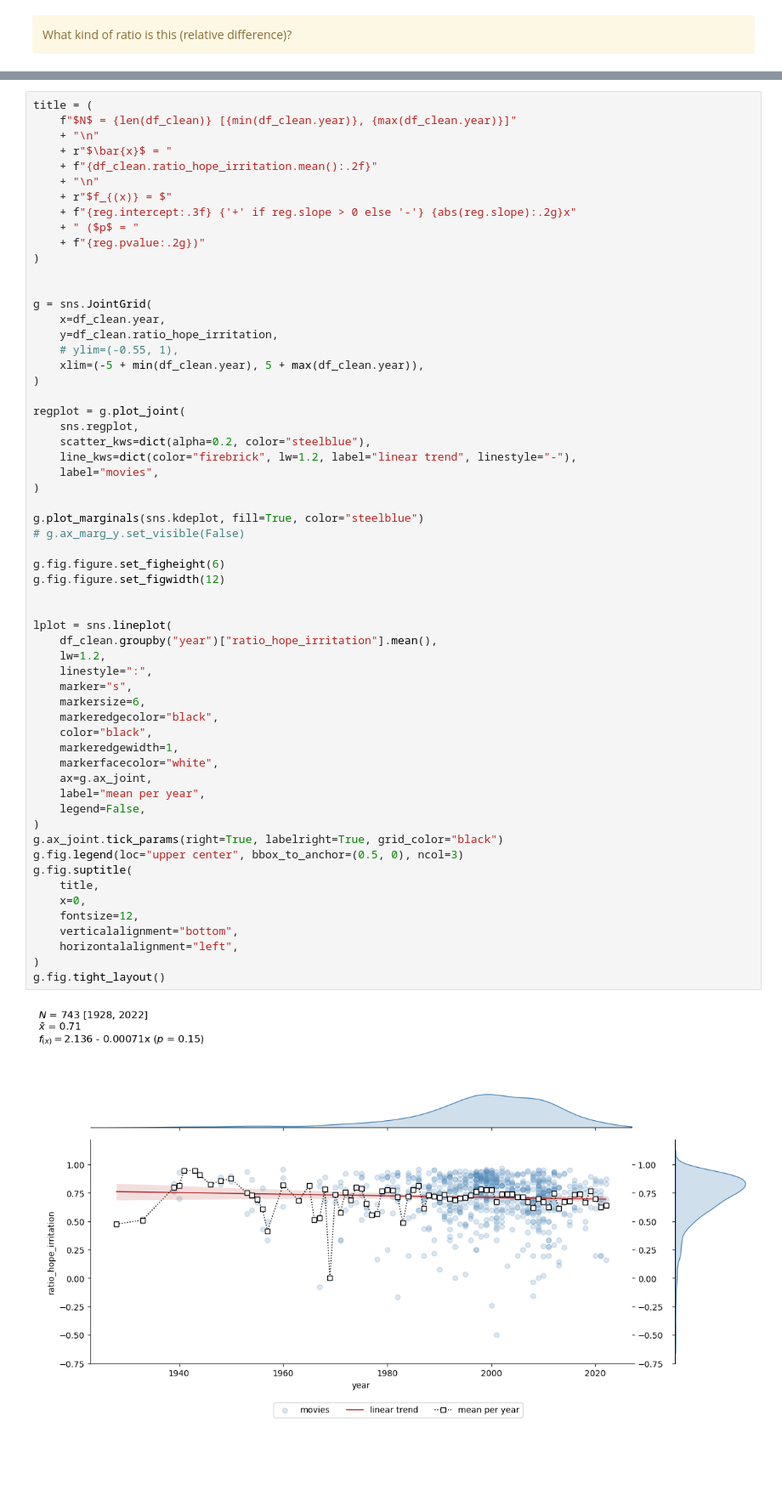
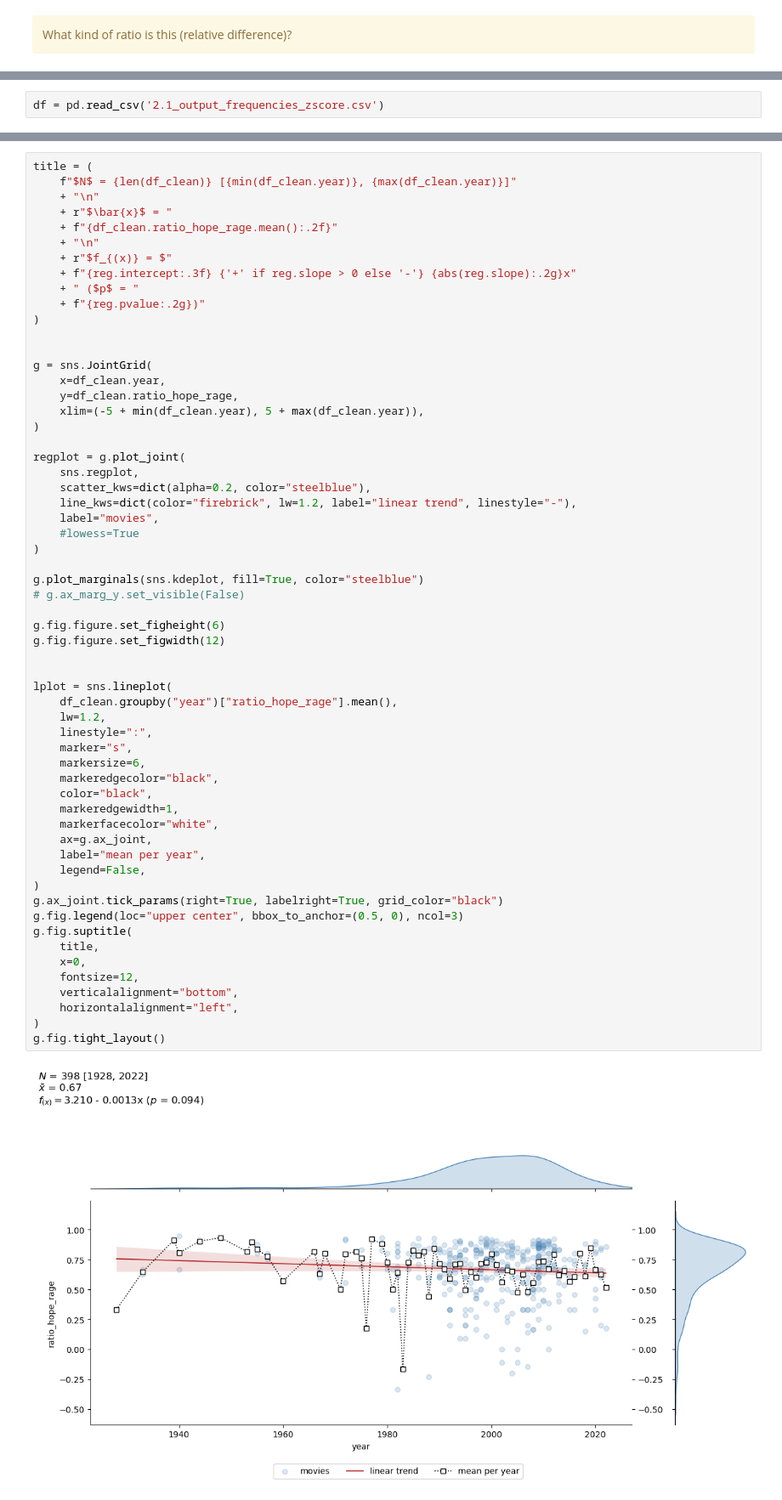
Before and after one commit to dominikpegler/computational-social-sciences, a Jupyter notebook: assignments/Assignment 3 - Diachronic analysis of movie dialogues.ipynb, the cells around one changed output, grey strips where cells are left out. Shown at 85% size. Saved outputs shown, nothing was run; the diff lists cells and outputs as text; blank space fills up the shorter version.

```diff
--- a/assignments/Assignment 3 - Diachronic analysis of movie dialogues.ipynb
+++ b/assignments/Assignment 3 - Diachronic analysis of movie dialogues.ipynb
@@ -737,2 +826,4 @@ df.head()
+# %%
+df = pd.read_csv('2.1_output_frequencies_zscore.csv')
 # %% [markdown]
 ### Time series
@@ -761,7 +854,7 @@ title = (
     f"$N$ = {len(df_clean)} [{min(df_clean.year)}, {max(df_clean.year)}]"
     + "\n"
     + r"$\bar{x}$ = "
-    + f"{df_clean.ratio_hope_irritation.mean():.2f}"
+    + f"{df_clean.ratio_hope_rage.mean():.2f}"
     + "\n"
     + r"$f_{(x)} = $"
     + f"{reg.intercept:.3f} {'+' if reg.slope > 0 else '-'} {abs(reg.slope):.2g}x"
@@ -772,8 +865,7 @@ title = (
 
 g = sns.JointGrid(
     x=df_clean.year,
-    y=df_clean.ratio_hope_irritation,
-    # ylim=(-0.55, 1),
+    y=df_clean.ratio_hope_rage,
     xlim=(-5 + min(df_clean.year), 5 + max(df_clean.year)),
 )
 
@@ -782,38 +874,39 @@ regplot = g.plot_joint(
     scatter_kws=dict(alpha=0.2, color="steelblue"),
     line_kws=dict(color="firebrick", lw=1.2, label="linear trend", linestyle="-"),
     label="movies",
+    #lowess=True
 )
 
 g.plot_marginals(sns.kdeplot, fill=True, color="steelblue")
 # g.ax_marg_y.set_visible(False)
 
 g.fig.figure.set_figheight(6)
 g.fig.figure.set_figwidth(12)
 
 
 lplot = sns.lineplot(
-    df_clean.groupby("year")["ratio_hope_irritation"].mean(),
+    df_clean.groupby("year")["ratio_hope_rage"].mean(),
     lw=1.2,
     linestyle=":",
     marker="s",
     markersize=6,
     markeredgecolor="black",
     color="black",
     markeredgewidth=1,
     markerfacecolor="white",
     ax=g.ax_joint,
     label="mean per year",
     legend=False,
 )
 g.ax_joint.tick_params(right=True, labelright=True, grid_color="black")
 g.fig.legend(loc="upper center", bbox_to_anchor=(0.5, 0), ncol=3)
 g.fig.suptitle(
     title,
     x=0,
     fontsize=12,
     verticalalignment="bottom",
     horizontalalignment="left",
 )
 g.fig.tight_layout()
 # %% [output]
-[figure, old version]
+[figure, new version]
```
Also changed, not shown: parts of 56 cells of this notebook.
